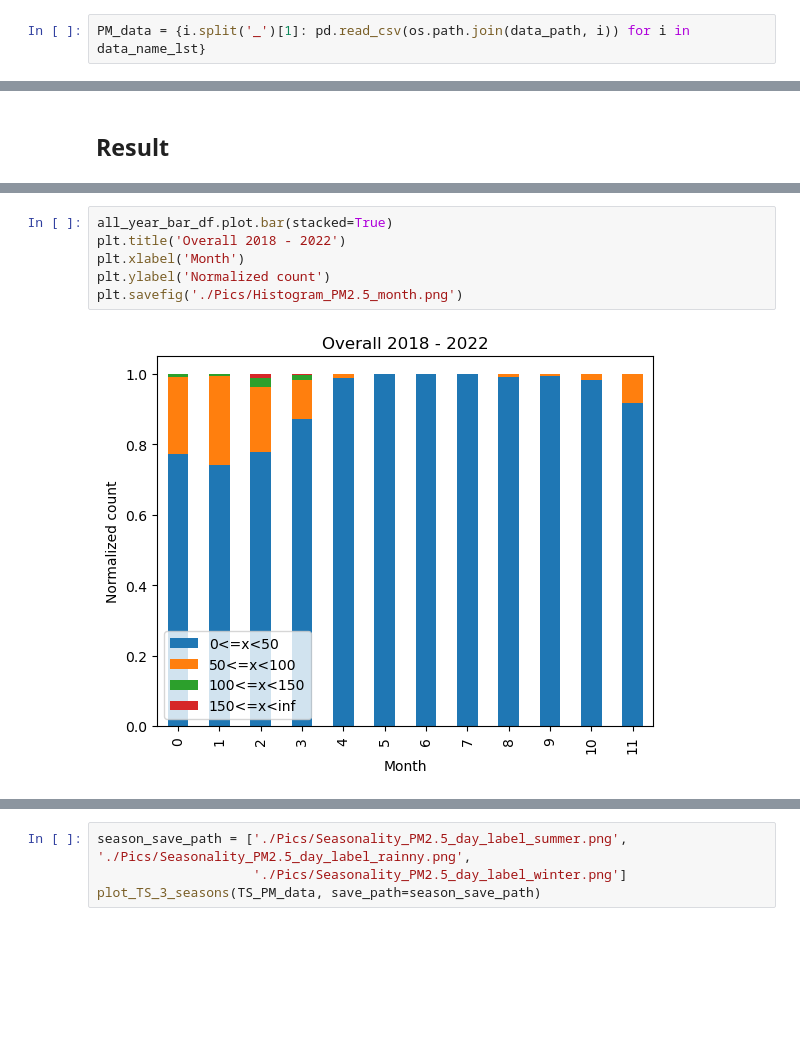
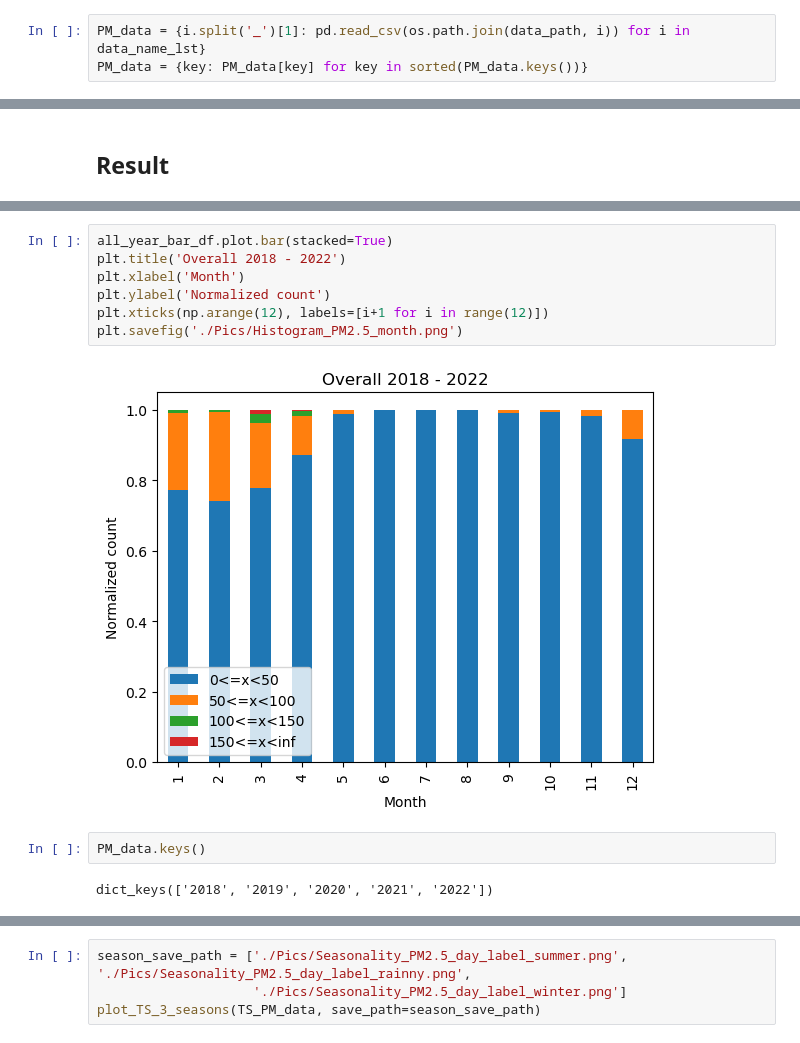
Before and after one commit to men31/DataMining_PM2_5, a Jupyter notebook: PM25_Coding/Data_Visualization/PM_Visualization.ipynb, the cells around one changed output, grey strips where cells are left out. Drawn from its saved outputs; the diff is of its cells as text; blank space fills up the shorter version.

```diff
--- a/PM25_Coding/Data_Visualization/PM_Visualization.ipynb
+++ b/PM25_Coding/Data_Visualization/PM_Visualization.ipynb
@@ -19,2 +19,3 @@ data_name_lst
 # %%
 PM_data = {i.split('_')[1]: pd.read_csv(os.path.join(data_path, i)) for i in data_name_lst}
+PM_data = {key: PM_data[key] for key in sorted(PM_data.keys())}
@@ -255,11 +267,16 @@ TS_PM_data = merge_all_year_as_timeseries(PM_data)
 # %%
 all_year_bar_df.plot.bar(stacked=True)
 plt.title('Overall 2018 - 2022')
 plt.xlabel('Month')
 plt.ylabel('Normalized count')
+plt.xticks(np.arange(12), labels=[i+1 for i in range(12)])
 plt.savefig('./Pics/Histogram_PM2.5_month.png')
 # %% [output]
-[figure, old version]
+[figure, new version]
+# %%
+PM_data.keys()
+# %% [output]
+dict_keys(['2018', '2019', '2020', '2021', '2022'])
 # %%
 plot_PM_mean_curve(PM_data, save_path='./Pics/PM2.5_day_label_years.png')
 # %% [output]
```
Also changed, not shown: parts of 9 cells of this notebook, 20 other files.
